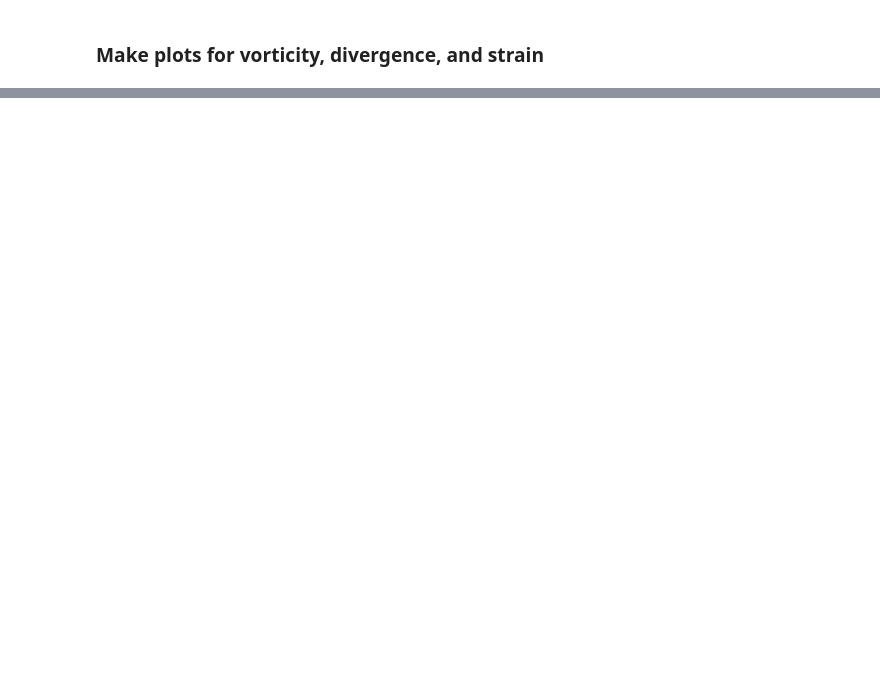
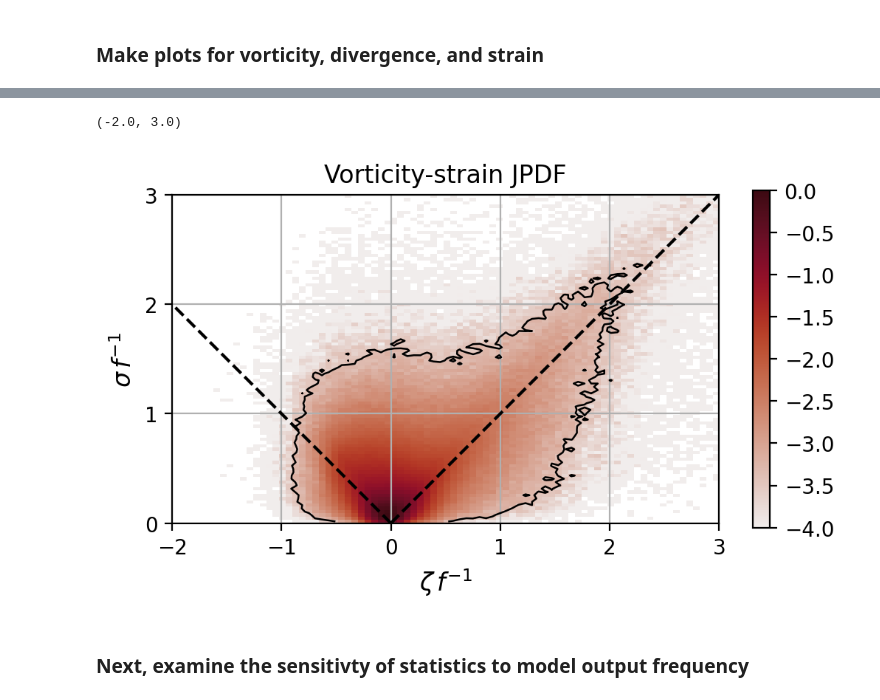
Before and after one commit to dylanschlichting/beaufort_roms, a Jupyter notebook: plotting_examples/invariant_pdfs.ipynb, the cells around one changed output, grey strips where cells are left out. Cells and saved outputs as stored; diff of their text form; code cells hidden in the pictures; blank space fills up the shorter version.

```diff
--- a/plotting_examples/invariant_pdfs.ipynb
+++ b/plotting_examples/invariant_pdfs.ipynb
@@ -241,10 +361,63 @@ zetaalpha = zetaalpha/zetaalpha.max()
 # %%
-fig,ax=plt.subplots(1,1,figsize=(6,4),
+fig,ax=plt.subplots(1,1,figsize=(5,3),
                     constrained_layout=True,dpi=200)
 
-c = np.log10(zetaalpha.T).plot(vmin=-3,vmax=0,cmap=cmo.amp, add_colorbar=False)
-fig.colorbar(c, extend = 'min', label = 'JPDF')
-ax.grid(alpha=0.7)
-ax.set_xlabel(r'$\zeta/f$')
-ax.set_ylabel(r'$\alpha/f$')
+# Transpose so that vorticity is the x axis, strain the y axis. Colorbar limits
+# are 1e-4, 1. The result
+c = np.log10(zetasgimapdf.T).plot(vmin=-4,vmax=0,cmap=cmo.amp, add_colorbar=False)
+fig.colorbar(c)
+
+# Flatten and sort the PDF values
+pdf_vals = zetasgimapdf.T.values.flatten()
+sorted_vals = np.sort(pdf_vals)[::-1]  # descending order
+
+# Cumulative sum and normalize
+cumsum = np.cumsum(sorted_vals)
+cumsum /= cumsum[-1]  # normalize to 1
+
+# Find the value at which 99.9% of the mass is enclosed
+threshold = sorted_vals[np.searchsorted(cumsum, 0.99)]
+
+# Now plot the contour at that threshold
+ax.contour(zetasgimapdf.zeta_bin, zetasgimapdf.sigma_bin, zetasgimapdf.T,
+           levels=[threshold], colors='k', linestyles='-', linewidths=0.9)
+
+# Since we are working with a normalized PDF, above isn't the true 99% contour?
+# So we can try recovering the true PDF and calculating the contour from that data.
+# Uncomment this to check that they are close, if not indistinguishable.
+# Rescaled PDF (max = 1)
+rescaled_pdf = zetasgimapdf.T.values
+
+# # Recover a true PDF by renormalizing
+# pdf = rescaled_pdf / np.sum(rescaled_pdf)  # True PDF now
+
+# # Sort and compute cumulative probability
+# sorted_vals = np.sort(pdf.flatten())[::-1]
+# cumsum = np.cumsum(sorted_vals)
+# threshold = sorted_vals[np.searchsorted(cumsum, 0.99)]
+
+# # Plot the 99.9% contour
+# ax.contour(zetasgimapdf.zeta_bin, zetasgimapdf.sigma_bin, pdf,
+#            levels=[threshold], colors='r', linewidths=0.9)
+
+ax.grid(True)
+ax.set_aspect(1.0)
+ax.plot((0, 3), (0, 3), '--k')
+ax.plot((0, -2), (0, 2), '--k')
+# ax.plot((0, 0), (0, 3), '--k')
+# ax.text(-1.7, 0.05, 'eddy', horizontalalignment='left', verticalalignment='bottom')
+# ax.text(1.2, 0.05, 'eddy', horizontalalignment='left', verticalalignment='bottom')
+# ax.text(1.2, 1.4, 'shear', horizontalalignment='left', verticalalignment='bottom', rotation=45)
+# ax.text(-1.7, 1.5, 'shear', horizontalalignment='left', verticalalignment='bottom', rotation=-45)
+# ax.text(-0.2, 2.1, 'strain', horizontalalignment='left', verticalalignment='bottom', rotation=90)
+ax.set_yticks([0, 1, 2, 3])
+ax.set_xlabel(r'$\zeta\,f^{-1}$', fontsize=12)
+ax.set_ylabel(r'$\sigma\,f^{-1}$', fontsize=12)
+# ax.set_title('ROMS')
 ax.set_title(r'Vorticity-strain JPDF')
+ax.set_xlim(-2,3)
+# %% [output]
+(-2.0, 3.0)
+[figure, added]
+# %% [markdown]
+### Next, examine the sensitivty of statistics to model output frequency
```
Also changed, not shown: parts of 25 cells of this notebook.
